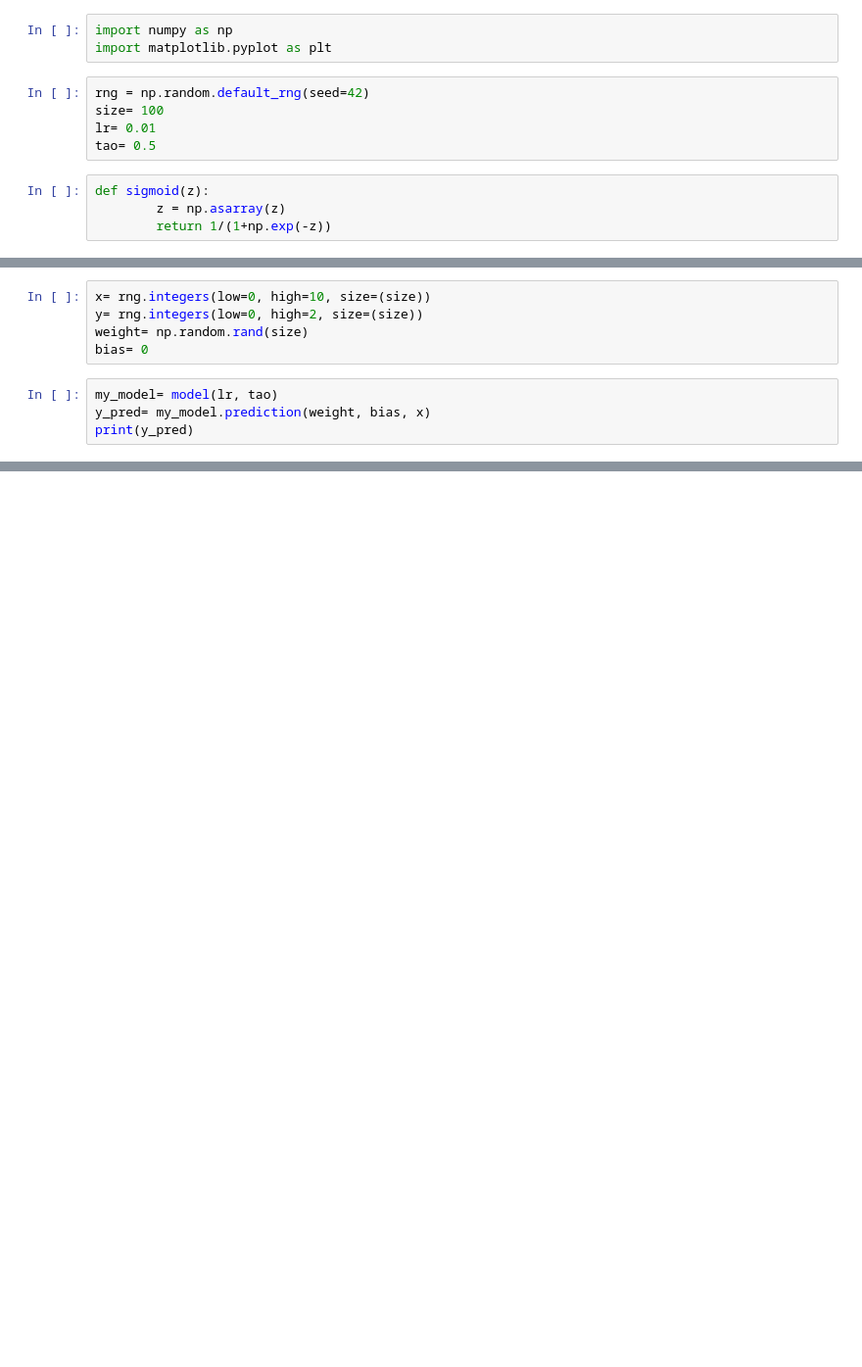
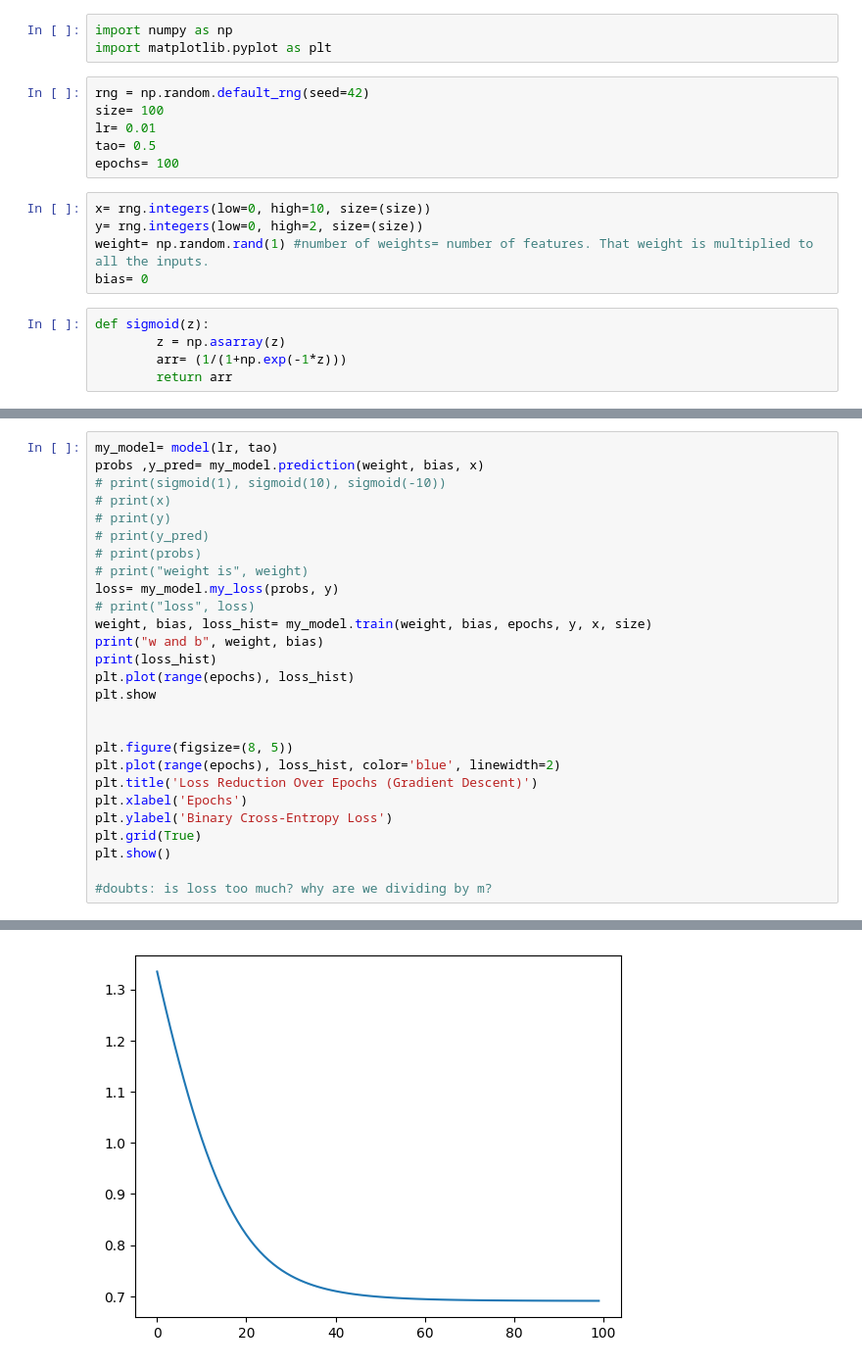
Before and after one commit to LiliesInLakes/AI-Concepts-and-Algorithms, a Jupyter notebook: AI/logisticRegression.ipynb, the cells around one changed output, grey strips where cells are left out. Shown at 98% size. Drawn from its saved outputs; the diff is of its cells as text; blank space fills up the shorter version.

```diff
--- a/AI/logisticRegression.ipynb
+++ b/AI/logisticRegression.ipynb
@@ -6,10 +6,17 @@ rng = np.random.default_rng(seed=42)
 size= 100
 lr= 0.01
 tao= 0.5
+epochs= 100
+# %%
+x= rng.integers(low=0, high=10, size=(size))
+y= rng.integers(low=0, high=2, size=(size))
+weight= np.random.rand(1) #number of weights= number of features. That weight is multiplied to all the inputs.
+bias= 0
 # %%
 def sigmoid(z):
         z = np.asarray(z)
-        return 1/(1+np.exp(-z))
+        arr= (1/(1+np.exp(-1*z)))
+        return arr
 # %%
 class model:
     def __init__(self, lr, tao):
@@ -26,10 +51,28 @@ class model:
-# %%
-x= rng.integers(low=0, high=10, size=(size))
-y= rng.integers(low=0, high=2, size=(size))
-weight= np.random.rand(size)
-bias= 0
 # %%
 my_model= model(lr, tao)
-y_pred= my_model.prediction(weight, bias, x)
-print(y_pred)
+probs ,y_pred= my_model.prediction(weight, bias, x)
+# print(sigmoid(1), sigmoid(10), sigmoid(-10))
+# print(x)
+# print(y)
+# print(y_pred)
+# print(probs)
+# print("weight is", weight)
+loss= my_model.my_loss(probs, y)
+# print("loss", loss)
+weight, bias, loss_hist= my_model.train(weight, bias, epochs, y, x, size)
+print("w and b", weight, bias)
+print(loss_hist)
+plt.plot(range(epochs), loss_hist)
+plt.show
+
+
+plt.figure(figsize=(8, 5))
+plt.plot(range(epochs), loss_hist, color='blue', linewidth=2)
+plt.title('Loss Reduction Over Epochs (Gradient Descent)')
+plt.xlabel('Epochs')
+plt.ylabel('Binary Cross-Entropy Loss')
+plt.grid(True)
+plt.show()
+
+#doubts: is loss too much? why are we dividing by m?
 # %% [output]
@@ -38,0 +96 @@ print(y_pred)
+[figure, added]
```
Also changed, not shown: parts of 2 cells of this notebook.
